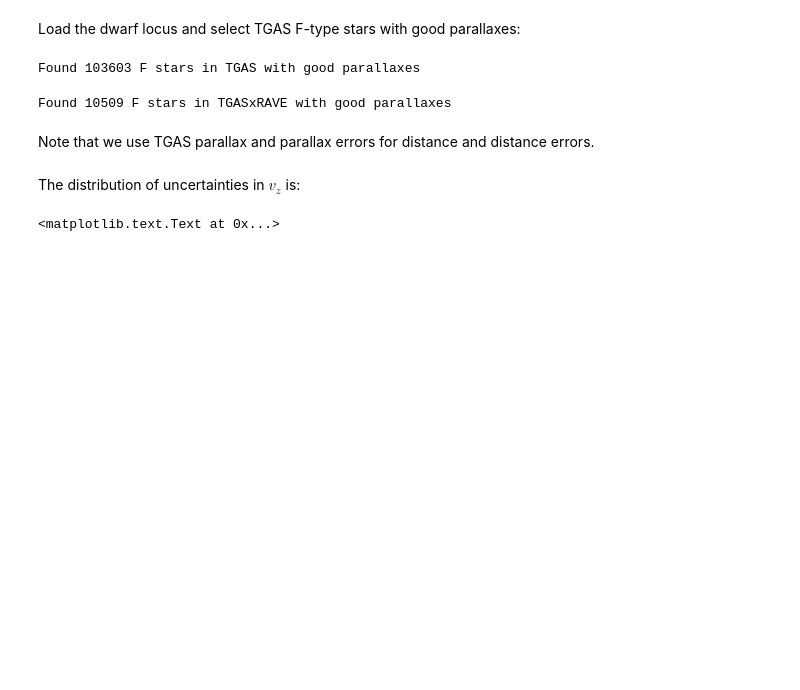
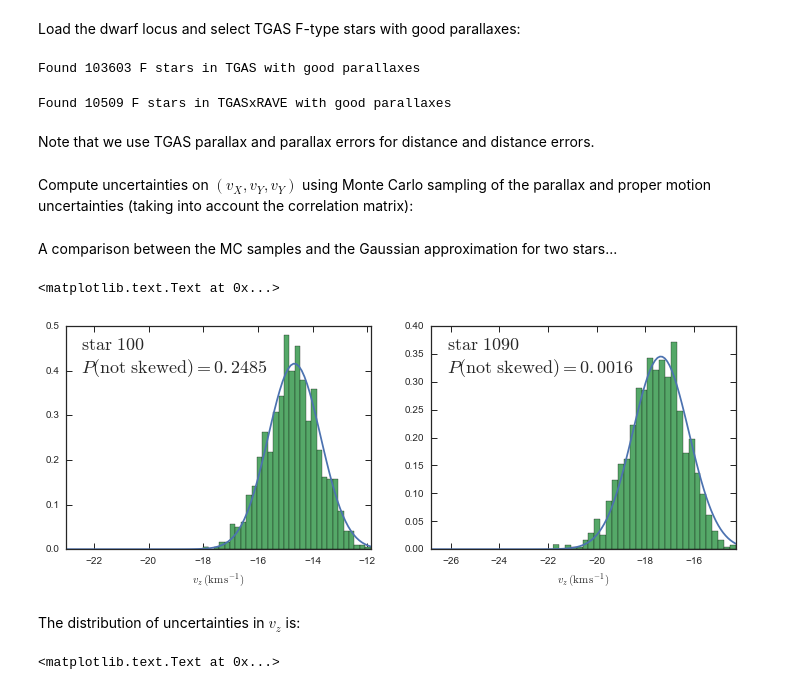
Before and after one commit to jobovy/simple-m2m, a Jupyter notebook: Bovy_TGASsf/TGAS_RAVE_fstar_kin.ipynb, the cells around one changed output. Saved outputs shown, nothing was run; the diff lists cells and outputs as text; code cells hidden in the pictures; blank space fills up the shorter version.

```diff
--- a/Bovy_TGASsf/TGAS_RAVE_fstar_kin.ipynb
+++ b/Bovy_TGASsf/TGAS_RAVE_fstar_kin.ipynb
@@ -115,3 +116,5 @@ pmllbb= bovy_coords.pmrapmdec_to_pmllpmbb(tgas['pmra'],tgas['pmdec'],
 vxyz= bovy_coords.vrpmllpmbb_to_vxvyvz(rave_cat['HRV'],pmllbb[:,0],pmllbb[:,1],
                                        XYZ[:,0],XYZ[:,1],XYZ[:,2],
                                        XYZ=True,degree=True)
+# %% [markdown]
+Compute uncertainties on $(v_X,v_Y,v_Y)$ using Monte Carlo sampling of the parallax and proper motion uncertainties (taking into account the correlation matrix):
@@ -141,3 +159,32 @@ vxyz_mean= numpy.mean(vxyz_sam,axis=0)
+# %% [markdown]
+A comparison between the MC samples and the Gaussian approximation for two stars...
+# %%
+figsize(12,4)
+subplot(1,2,1)
+ii= 100
+xs= numpy.linspace(-50.,50.,1001)
+ys= numpy.exp(-0.5*(xs-vxyz[ii,2])**2./vxyz_err[ii,2]**2.)
+ys/= numpy.sum(ys)*(xs[1]-xs[0])
+plot(xs,ys)
+_= hist(vxyz_sam[:,ii,2],bins=31,normed=True)
+xlim(numpy.amin(vxyz_sam[:,ii,2])-5.,numpy.amax(vxyz_sam[:,ii,2]))
+bovy_plot.bovy_text(r'$\mathrm{star\ %i}$' % ii +'\n'
+                    +r'$P(\mathrm{not\ skewed}) = %.4f$' % (skewtest(vxyz_sam[:,ii,2])[1]),top_left=True,size=18.)
+xlabel(r'$v_z\,(\mathrm{km\,s}^{-1})$')
+subplot(1,2,2)
+ii= 1090
+xs= numpy.linspace(-50.,50.,1001)
+ys= numpy.exp(-0.5*(xs-vxyz[ii,2])**2./vxyz_err[ii,2]**2.)
+ys/= numpy.sum(ys)*(xs[1]-xs[0])
+plot(xs,ys)
+_= hist(vxyz_sam[:,ii,2],bins=31,normed=True)
+xlim(numpy.amin(vxyz_sam[:,ii,2])-5.,numpy.amax(vxyz_sam[:,ii,2]))
+bovy_plot.bovy_text(r'$\mathrm{star\ %i}$' % ii +'\n'
+                    +r'$P(\mathrm{not\ skewed}) = %.4f$' % (skewtest(vxyz_sam[:,ii,2])[1]),top_left=True,size=18.)
+xlabel(r'$v_z\,(\mathrm{km\,s}^{-1})$')
+# %% [output]
+<matplotlib.text.Text at 0x...>
+[figure, added]
 # %% [markdown]
 The distribution of uncertainties in $v_z$ is:
 # %%
```
Also changed, not shown: parts of 19 cells of this notebook.
